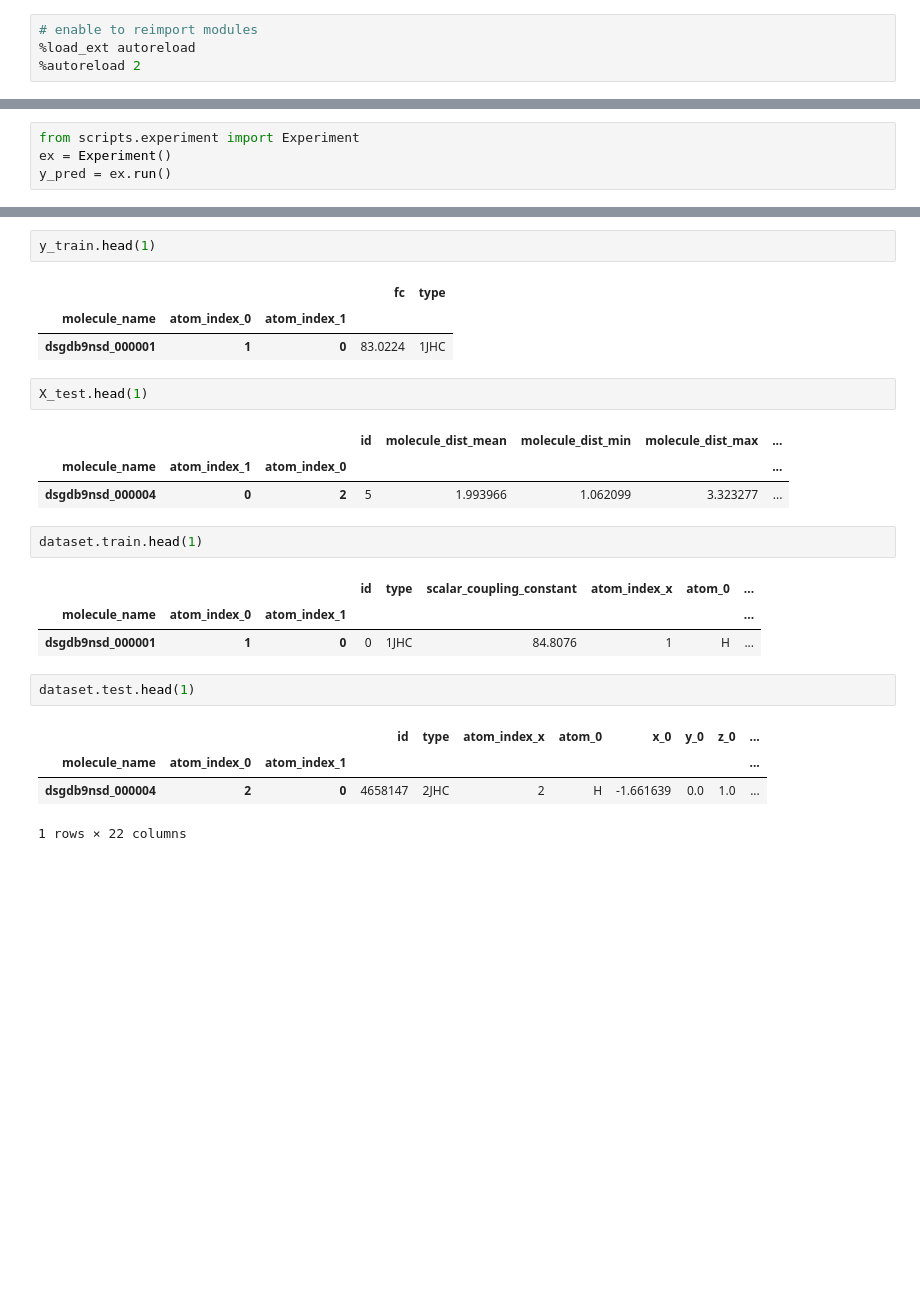
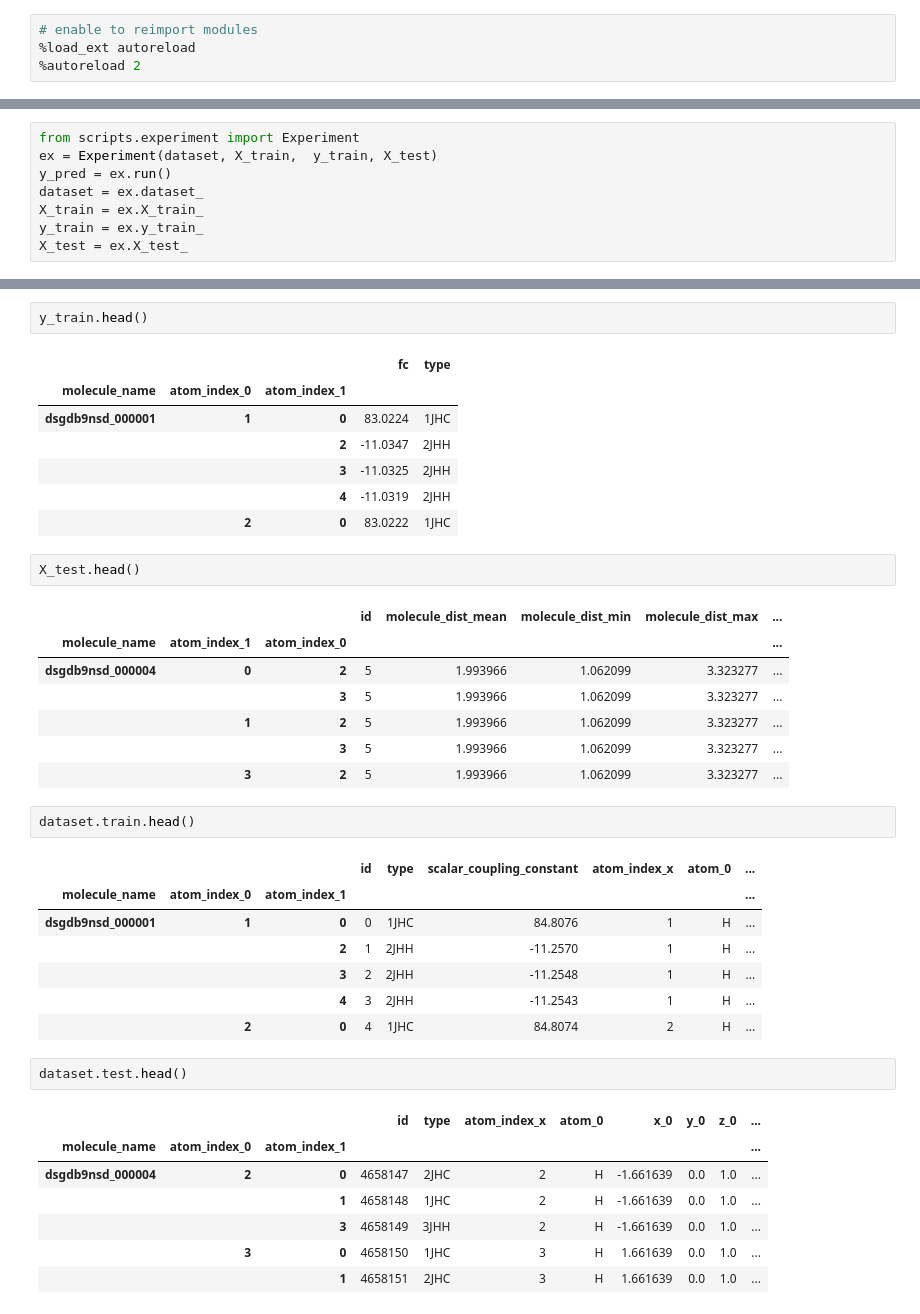
Before and after one commit to KenkenGoda/CHAMPS, a Jupyter notebook: notebooks/experiment.ipynb, the cells around one changed output, grey strips where cells are left out. Saved outputs shown, nothing was run; the diff lists cells and outputs as text; blank space fills up the shorter version.

```diff
--- a/notebooks/experiment.ipynb
+++ b/notebooks/experiment.ipynb
@@ -18,5 +29,9 @@ ff.feature_list()
 # %%
 from scripts.experiment import Experiment
-ex = Experiment()
+ex = Experiment(dataset, X_train,  y_train, X_test)
 y_pred = ex.run()
+dataset = ex.dataset_
+X_train = ex.X_train_
+y_train = ex.y_train_
+X_test = ex.X_test_
 # %% [output]
@@ -64,26 +53,41 @@ X_train.head(1)
 # %%
-y_train.head(1)
+y_train.head()
 # %% [output]
 |  |  |  | fc | type |
 | molecule_name | atom_index_0 | atom_index_1 |  |  |
 | dsgdb9nsd_000001 | 1 | 0 | 83.0224 | 1JHC |
+|  |  | 2 | -11.0347 | 2JHH |
+|  |  | 3 | -11.0325 | 2JHH |
+|  |  | 4 | -11.0319 | 2JHH |
+|  | 2 | 0 | 83.0222 | 1JHC |
 # %%
-X_test.head(1)
+X_test.head()
 # %% [output]
 |  |  |  | id | molecule_dist_mean | molecule_dist_min | molecule_dist_max | ... |
 | molecule_name | atom_index_1 | atom_index_0 |  |  |  |  | ... |
 | dsgdb9nsd_000004 | 0 | 2 | 5 | 1.993966 | 1.062099 | 3.323277 | ... |
+|  |  | 3 | 5 | 1.993966 | 1.062099 | 3.323277 | ... |
+|  | 1 | 2 | 5 | 1.993966 | 1.062099 | 3.323277 | ... |
+|  |  | 3 | 5 | 1.993966 | 1.062099 | 3.323277 | ... |
+|  | 3 | 2 | 5 | 1.993966 | 1.062099 | 3.323277 | ... |
 # %%
-dataset.train.head(1)
+dataset.train.head()
 # %% [output]
 |  |  |  | id | type | scalar_coupling_constant | atom_index_x | atom_0 | ... |
 | molecule_name | atom_index_0 | atom_index_1 |  |  |  |  |  | ... |
 | dsgdb9nsd_000001 | 1 | 0 | 0 | 1JHC | 84.8076 | 1 | H | ... |
+|  |  | 2 | 1 | 2JHH | -11.2570 | 1 | H | ... |
+|  |  | 3 | 2 | 2JHH | -11.2548 | 1 | H | ... |
+|  |  | 4 | 3 | 2JHH | -11.2543 | 1 | H | ... |
+|  | 2 | 0 | 4 | 1JHC | 84.8074 | 2 | H | ... |
 # %%
-dataset.test.head(1)
+dataset.test.head()
 # %% [output]
 |  |  |  | id | type | atom_index_x | atom_0 | x_0 | y_0 | z_0 | ... |
 | molecule_name | atom_index_0 | atom_index_1 |  |  |  |  |  |  |  | ... |
 | dsgdb9nsd_000004 | 2 | 0 | 4658147 | 2JHC | 2 | H | -1.661639 | 0.0 | 1.0 | ... |
+|  |  | 1 | 4658148 | 1JHC | 2 | H | -1.661639 | 0.0 | 1.0 | ... |
+|  |  | 3 | 4658149 | 3JHH | 2 | H | -1.661639 | 0.0 | 1.0 | ... |
+|  | 3 | 0 | 4658150 | 1JHC | 3 | H | 1.661639 | 0.0 | 1.0 | ... |
+|  |  | 1 | 4658151 | 2JHC | 3 | H | 1.661639 | 0.0 | 1.0 | ... |
-1 rows × 22 columns
 # %%
```
Also changed, not shown: parts of 16 cells of this notebook, 6 other files.
